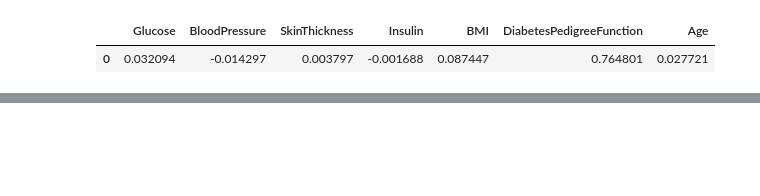
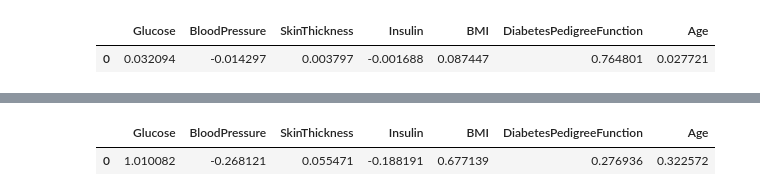
Before and after one commit to rameshsrinivasanuci/COGS106_F23, a Jupyter notebook: Lectures/LogisticRegressionClassifier.ipynb, the cells around one changed output, grey strips where cells are left out. Cells and saved outputs as stored; diff of their text form; code cells hidden in the pictures; blank space fills up the shorter version.

```diff
--- a/Lectures/LogisticRegressionClassifier.ipynb
+++ b/Lectures/LogisticRegressionClassifier.ipynb
@@ -312,0 +362,10 @@ model.head()
+# %%
+predictors_train, predictors_test, diabetes_train, diabetes_test = train_test_split(predictors_scaled, diabetes, test_size=0.25, random_state=16)
+# %%
+# instantiate the model (using the default parameters, escept random_state and max_iter)
+logreg = LogisticRegression(random_state=16,max_iter = 5000)
+
+# fit the model with data
+logreg.fit(predictors_train, diabetes_train)
+
+diabetes_pred = logreg.predict(predictors_test)
@@ -312,0 +383,7 @@ model.head()
+# %%
+model = pd.DataFrame(logreg.coef_,columns = cols[1:8])
+# %%
+model.head()
+# %% [output]
+|  | Glucose | BloodPressure | SkinThickness | Insulin | BMI | DiabetesPedigreeFunction | Age |
+| 0 | 1.010082 | -0.268121 | 0.055471 | -0.188191 | 0.677139 | 0.276936 | 0.322572 |
```
Also changed, not shown: parts of 14 cells of this notebook.
